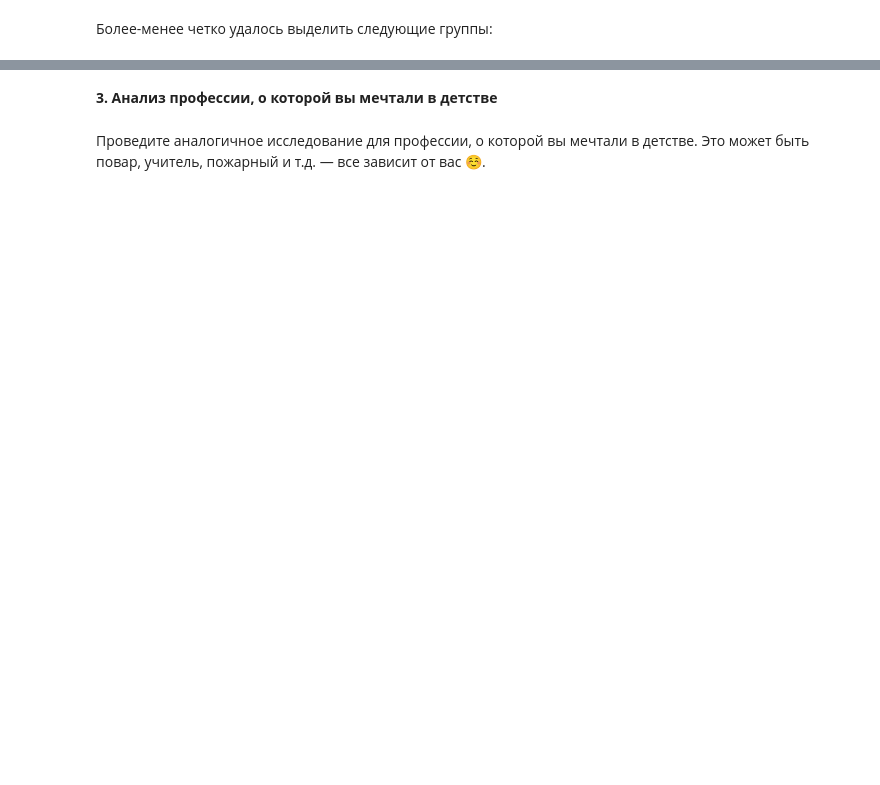
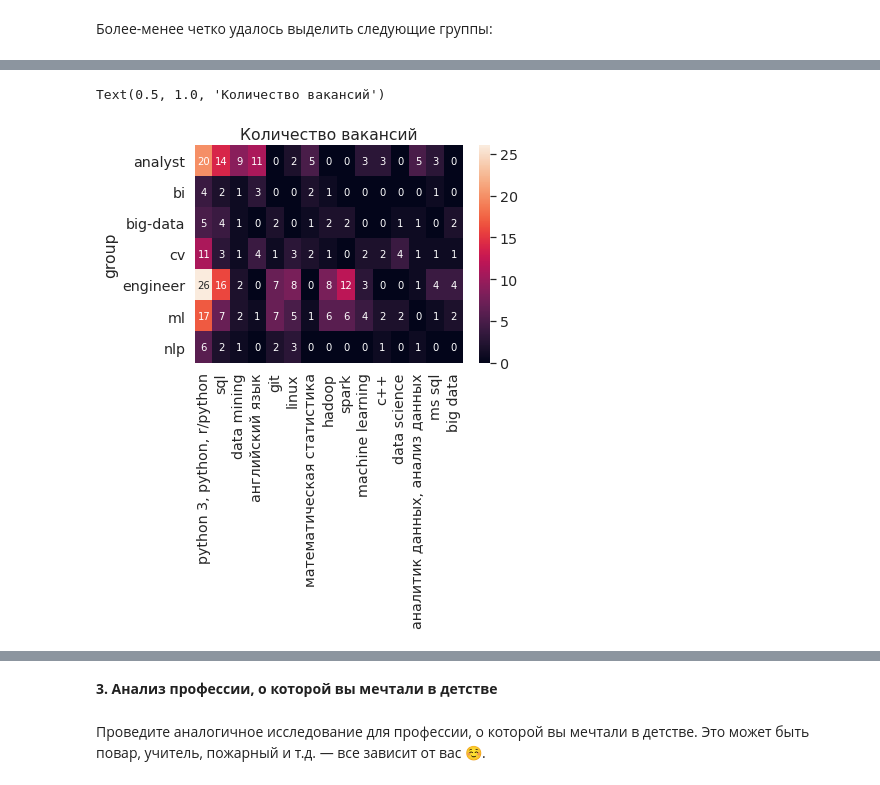
Before and after one commit to InversionSpaces/mipt-stats, a Jupyter notebook: task3.ipynb, the cells around one changed output, grey strips where cells are left out. Cells and saved outputs as stored; diff of their text form; code cells hidden in the pictures; blank space fills up the shorter version.

```diff
--- a/task3.ipynb
+++ b/task3.ipynb
@@ -461,0 +448,5 @@ salary.mean()
+# %%
+# Найдем самые желаемые скиллы
+skill_freqs = df[skill_columns].sum()
+wanted_skills = list(skill_freqs.sort_values(ascending=False)[:15].index)
+wanted_skills
@@ -461,0 +469,9 @@ salary.mean()
+# %%
+# Построим heatmap по группе и скилу
+skillsdf = df[["group"] + wanted_skills]
+skillsdf = skillsdf.groupby("group").sum()
+ax = sns.heatmap(skillsdf, annot=True)
+ax.set_title("Количество вакансий")
+# %% [output]
+Text(0.5, 1.0, 'Количество вакансий')
+[figure, added]
```
Also changed, not shown: parts of 32 cells of this notebook, 5 other files.
